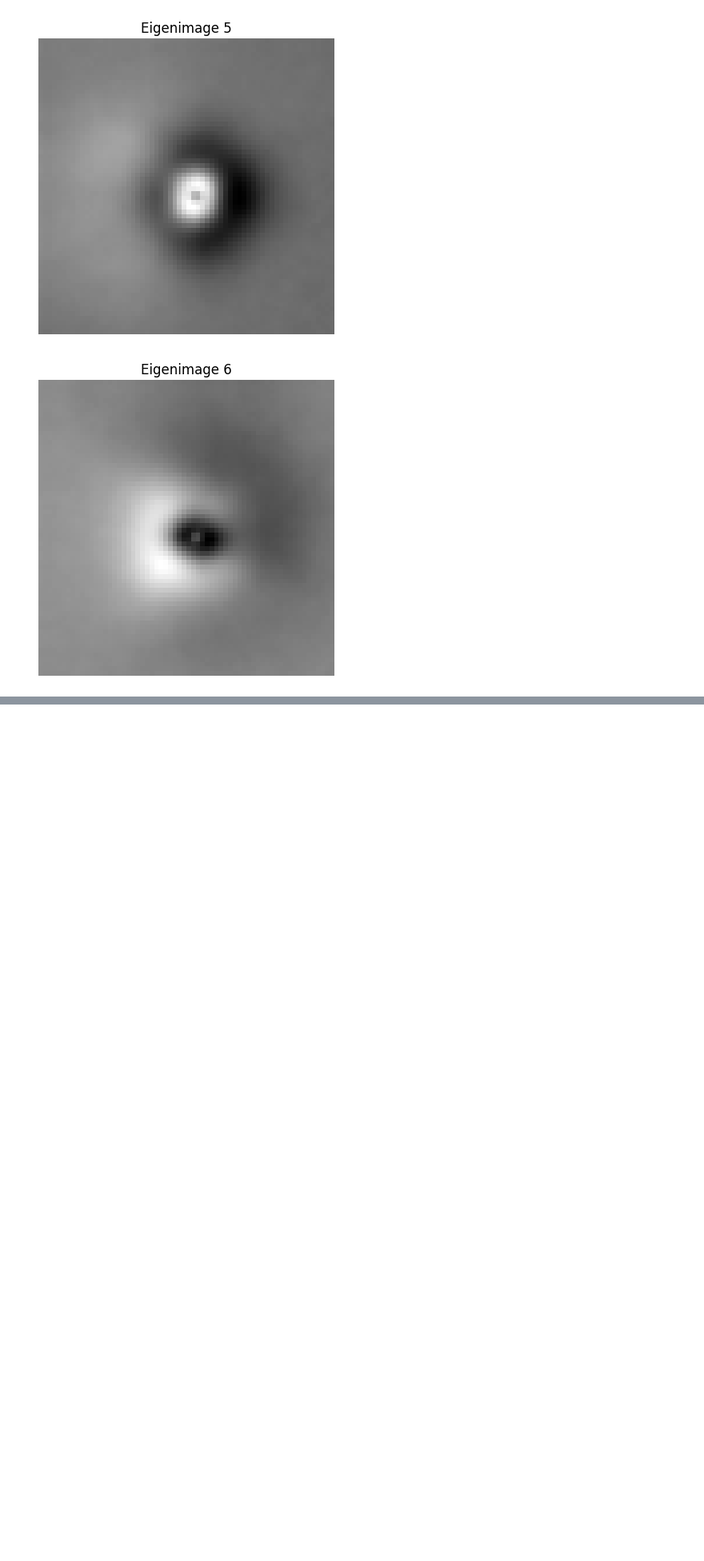
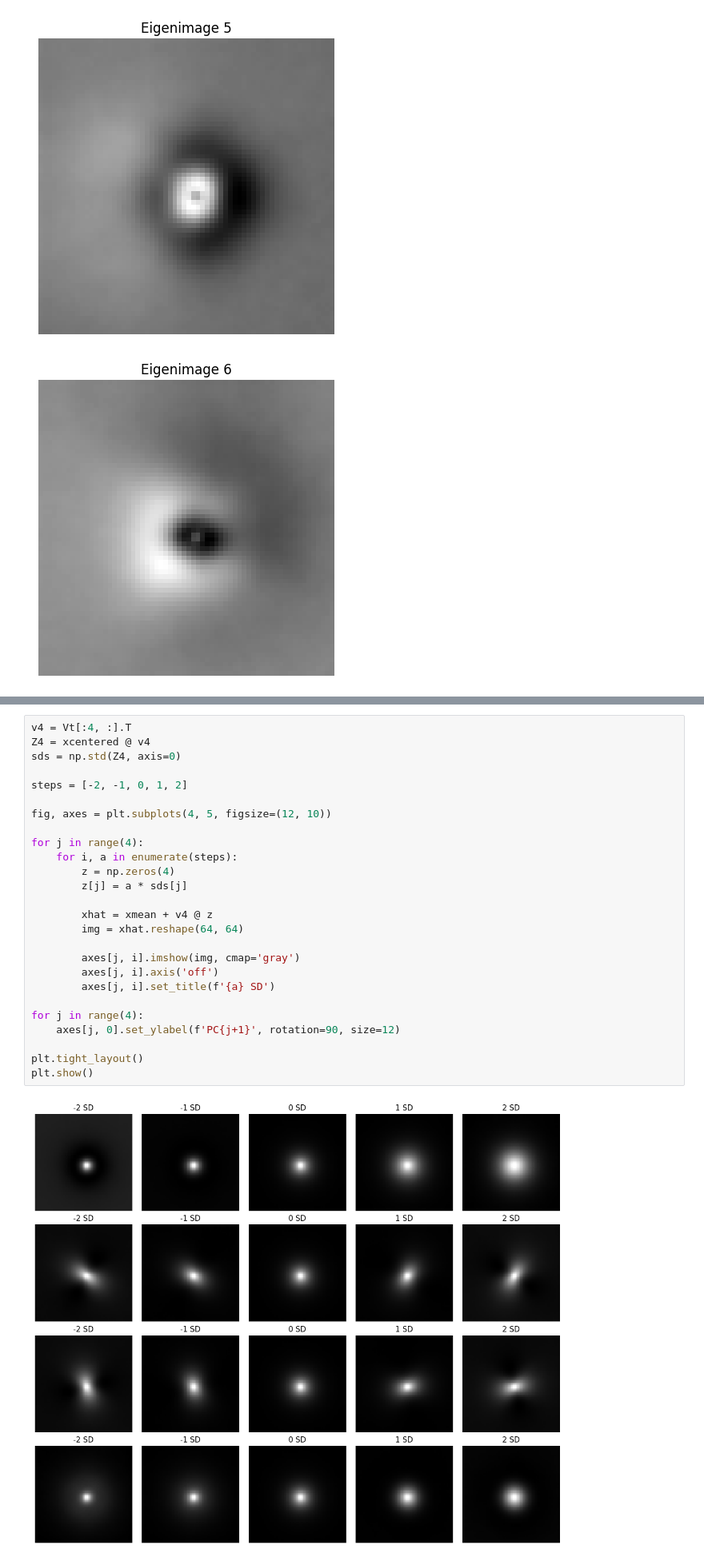
Before and after one commit to TarikOzpamuk/Astro_exercises, a Jupyter notebook: Astro_exercises3.ipynb, the cells around one changed output, grey strips where cells are left out. Shown at 80% size. Drawn from its saved outputs; the diff is of its cells as text; blank space fills up the shorter version.

```diff
--- a/Astro_exercises3.ipynb
+++ b/Astro_exercises3.ipynb
@@ -164,0 +173,28 @@ Z = xcentered @ V2             # (17736, k)
+# %%
+v4 = Vt[:4, :].T
+Z4 = xcentered @ v4
+sds = np.std(Z4, axis=0)
+
+steps = [-2, -1, 0, 1, 2]
+
+fig, axes = plt.subplots(4, 5, figsize=(12, 10))
+
+for j in range(4):
+    for i, a in enumerate(steps):
+        z = np.zeros(4)
+        z[j] = a * sds[j]
+
+        xhat = xmean + v4 @ z
+        img = xhat.reshape(64, 64)
+
+        axes[j, i].imshow(img, cmap='gray')
+        axes[j, i].axis('off')
+        axes[j, i].set_title(f'{a} SD')
+
+for j in range(4):
+    axes[j, 0].set_ylabel(f'PC{j+1}', rotation=90, size=12)
+
+plt.tight_layout()
+plt.show()
+# %% [output]
+[figure, added]
```
Also changed, not shown: parts of 4 cells of this notebook, 3 other files.
